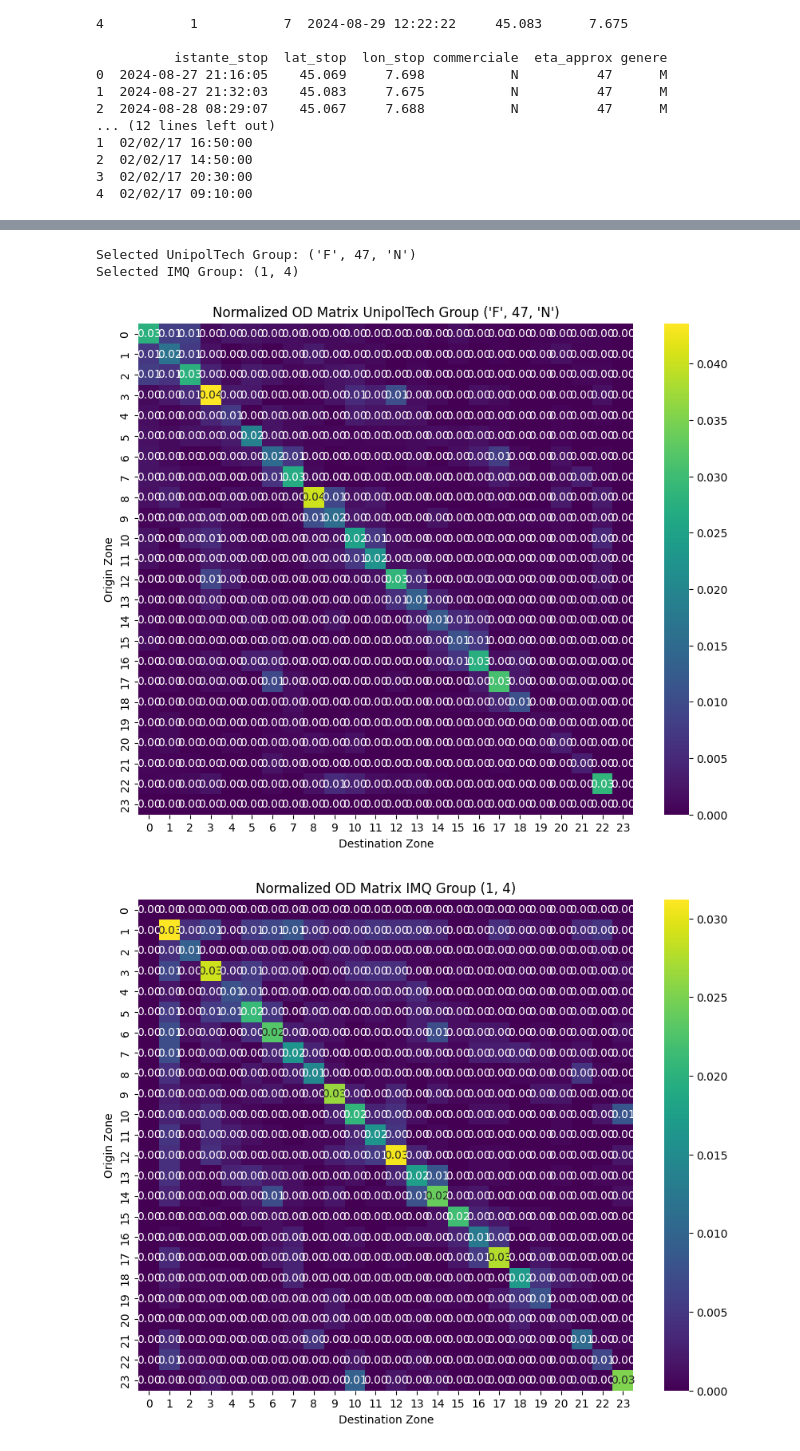
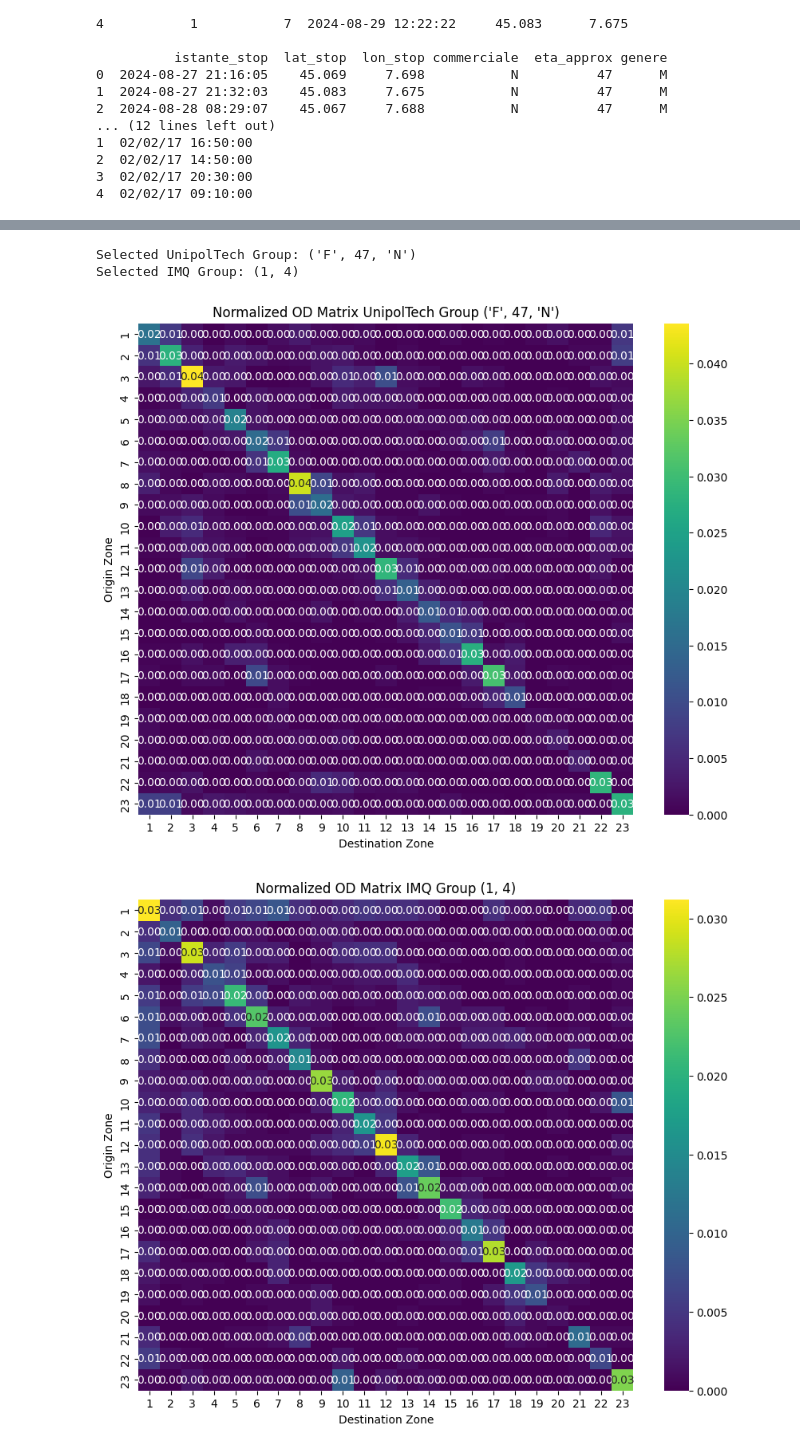
Before and after one commit to LucaBar8/ICT4SM_lab2, a Jupyter notebook: lab2.ipynb, the cells around one changed output, grey strips where cells are left out. Cells and saved outputs as stored; diff of their text form; code cells hidden in the pictures.

```diff
--- a/lab2.ipynb
+++ b/lab2.ipynb
@@ -657,17 +708,18 @@ imq_data['DST_ZONE'] = imq_data['DST_ZONE'].str.replace('Q', '').astype(int)
 
 imq_data = imq_data[(imq_data['ORI_ZONE'] != -1) & (imq_data['DST_ZONE'] != -1)]
 # %%
-max_zone_index = max(unipol_data['ORI_ZONE'].max(), unipol_data['DST_ZONE'].max(), imq_data['ORI_ZONE'].max(), imq_data['DST_ZONE'].max())
-
-od_matrix_unipol = np.zeros((max_zone_index + 1, max_zone_index + 1), dtype=int)
-od_matrix_imq = np.zeros((max_zone_index + 1, max_zone_index + 1), dtype=int)
+max_zone_index = 23
+od_matrix_unipol = np.zeros((max_zone_index  , max_zone_index ), dtype=int)
+od_matrix_imq = np.zeros((max_zone_index , max_zone_index ), dtype=int)
 
 for _, row in unipol_data.iterrows():
-    od_matrix_unipol[row['ORI_ZONE'], row['DST_ZONE']] += 1
+    if 1 <= row['ORI_ZONE'] <= max_zone_index and 1 <= row['DST_ZONE'] <= max_zone_index:
+        od_matrix_unipol[row['ORI_ZONE'] -1, row['DST_ZONE']-1 ] += 1
 
 # Compute the OD matrix for IMQ
 for _, row in imq_data.iterrows():
-    od_matrix_imq[row['ORI_ZONE'], row['DST_ZONE']] += 1
+    if 1 <= row['ORI_ZONE'] <= max_zone_index and 1 <= row['DST_ZONE'] <= max_zone_index:
+        od_matrix_imq[row['ORI_ZONE']-1 , row['DST_ZONE'] -1] += 1
 
 od_matrix_unipol_normalized = od_matrix_unipol / od_matrix_unipol.sum()
 od_matrix_imq_normalized = od_matrix_imq / od_matrix_imq.sum()
@@ -676,17 +728,17 @@ od_matrix_unipol_flat = od_matrix_unipol_normalized.flatten()
 od_matrix_imq_flat = od_matrix_imq_normalized.flatten()
 
 distance = compute_dm2(od_matrix_unipol_normalized, od_matrix_imq_normalized)
-print(f"Euclidean Distance between normalized UnipolTech and IMQ OD matrices: {distance}")
+print(f"Distance between normalized UnipolTech and IMQ OD matrices: {distance}")
 
 
 plt.figure(figsize=(10, 8))
-sns.heatmap(od_matrix_unipol_normalized, annot=True, fmt=".2f", cmap="viridis")
+sns.heatmap(od_matrix_unipol_normalized, annot=True, fmt=".2f", cmap="viridis",xticklabels=range(1, 24), yticklabels=range(1, 24))
 plt.title("Normalized OD Matrix UnipolTech")
 plt.xlabel("Destination Zone")
 plt.ylabel("Origin Zone")
 
 plt.figure(figsize=(10, 8))
-sns.heatmap(od_matrix_imq_normalized, annot=True, fmt=".2f", cmap="viridis")
+sns.heatmap(od_matrix_imq_normalized, annot=True, fmt=".2f", cmap="viridis",xticklabels=range(1, 24), yticklabels=range(1, 24))
 plt.title("Normalized OD Matrix IMQ")
 plt.xlabel("Destination Zone")
 plt.ylabel("Origin Zone")
@@ -701,13 +753,12 @@ unipol_groups = unipol_data.groupby(['genere', 'eta_approx', 'commerciale'])
 
 imq_groups = imq_data.groupby(['GENDER', 'AGE'])
 
-max_zone_index = max(unipol_data['ORI_ZONE'].max(), unipol_data['DST_ZONE'].max(), imq_data['ORI_ZONE'].max(), imq_data['DST_ZONE'].max())
-
+max_zone_index = 23
 def compute_od_matrix(group, max_zone_index):
-    od_matrix = np.zeros((max_zone_index + 1, max_zone_index + 1), dtype=int)
+    od_matrix = np.zeros((max_zone_index , max_zone_index ), dtype=int)
     for _, row in group.iterrows():
         if row['ORI_ZONE'] <= max_zone_index and row['DST_ZONE'] <= max_zone_index:
-            od_matrix[row['ORI_ZONE'], row['DST_ZONE']] += 1
+            od_matrix[row['ORI_ZONE']-1, row['DST_ZONE']-1] += 1
     return od_matrix
 
 unipol_od_matrices = {name: compute_od_matrix(group, max_zone_index) for name, group in unipol_groups}
@@ -767,37 +818,37 @@ imq_od_matrices_normalized = {
 
 selected_unipol_group = ('F', 47, 'N')  #gender, age , commercial
 selected_imq_group = (1,4)  # gender - age
 
 if selected_unipol_group not in unipol_od_matrices_normalized:
     print(f"UnipolTech group {selected_unipol_group} does not exist.")
 else:
     print(f"Selected UnipolTech Group: {selected_unipol_group}")
 
 if selected_imq_group not in imq_od_matrices_normalized:
     print(f"IMQ group {selected_imq_group} does not exist.")
 else:
     print(f"Selected IMQ Group: {selected_imq_group}")
 
 if selected_unipol_group in unipol_od_matrices_normalized:
     plt.figure(figsize=(10, 8))
-    sns.heatmap(unipol_od_matrices_normalized[selected_unipol_group], annot=True, fmt=".2f", cmap="viridis")
+    sns.heatmap(unipol_od_matrices_normalized[selected_unipol_group], annot=True, fmt=".2f", cmap="viridis", xticklabels=range(1, 24), yticklabels=range(1, 24))
     plt.title(f"Normalized OD Matrix UnipolTech Group {selected_unipol_group}")
     plt.xlabel("Destination Zone")
     plt.ylabel("Origin Zone")
 
 if selected_imq_group in imq_od_matrices_normalized:
     plt.figure(figsize=(10, 8))
-    sns.heatmap(imq_od_matrices_normalized[selected_imq_group], annot=True, fmt=".2f", cmap="viridis")
+    sns.heatmap(imq_od_matrices_normalized[selected_imq_group], annot=True, fmt=".2f", cmap="viridis", xticklabels=range(1, 24), yticklabels=range(1, 24))
     plt.title(f"Normalized OD Matrix IMQ Group {selected_imq_group}")
     plt.xlabel("Destination Zone")
     plt.ylabel("Origin Zone")
 
 plt.show()
 # %% [output]
 Selected UnipolTech Group: ('F', 47, 'N')
 Selected IMQ Group: (1, 4)
-[figure, old version]
+[figure, new version]
-[figure, old version]
+[figure, new version]
 # %%
 gender_differences = {}
 all_differences = {}
```
Also changed, not shown: parts of 12 cells of this notebook.
